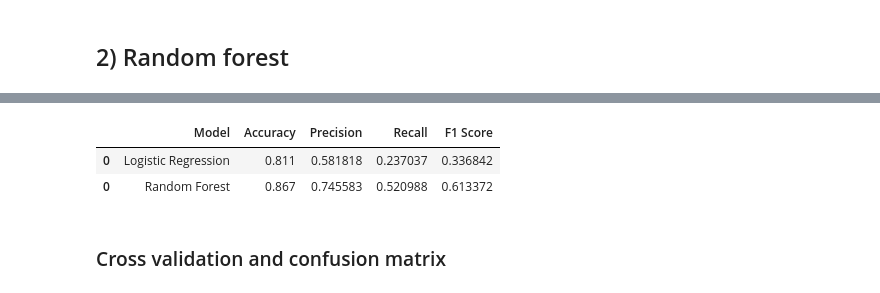
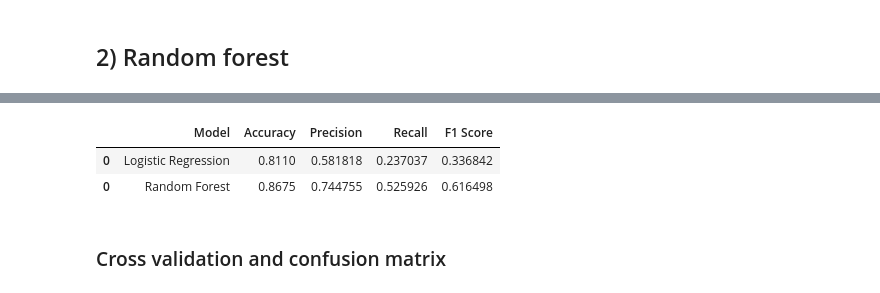
Before and after one commit to priyankarnd/MachineLearningProjects, a Jupyter notebook: Customer Churn Prediction/Customer_churn_rate_prediction.ipynb, the cells around one changed output, grey strips where cells are left out. Cells and saved outputs as stored; diff of their text form; code cells hidden in the pictures.

```diff
--- a/Customer Churn Prediction/Customer_churn_rate_prediction.ipynb
+++ b/Customer Churn Prediction/Customer_churn_rate_prediction.ipynb
@@ -212,7 +216,3 @@ x_test = sc.transform(x_test)
 # Part 2: Building the model
 # %% [markdown]
 ## 1) Logistic regression
-# %%
-from sklearn.linear_model import LogisticRegression
-classifier_lr = LogisticRegression(random_state=0)
-classifier_lr.fit(x_train, y_train)
@@ -225,3 +247,6 @@ from sklearn.metrics import confusion_matrix, accuracy_score, f1_score, precisio
+# %%
+# Making predictions on test data
+y_pred = random_search_lr.best_estimator_.predict(x_test)
 # %%
 acc = accuracy_score(y_test, y_pred)
 prec = precision_score(y_test, y_pred)
@@ -243,7 +268,3 @@ print(cm)
  [ 309   96]]
 # %% [markdown]
 ## 2) Random forest
-# %%
-from sklearn.ensemble import RandomForestClassifier
-classifier_rf = RandomForestClassifier(random_state=0)
-classifier_rf.fit(x_train, y_train)
@@ -251,0 +271,18 @@ RandomForestClassifier(random_state=0)
+# %%
+from sklearn.ensemble import RandomForestClassifier
+clf_rf = RandomForestClassifier(random_state=0)
+
+# Setting the hyperparameter search
+param_dist = {"max_depth": [3, None],
+              "n_estimators": list(range(10, 200)),
+              "max_features": list(range(1, x_test.shape[1]+1)),
+              "min_samples_split": list(range(2, 11)),
+              "min_samples_leaf": list(range(1, 11)),
+              "bootstrap": [True, False],
+              "criterion": ["gini", "entropy"]}
+
+# Running randomized search over the hyperparameters
+random_search_rf = RandomizedSearchCV(clf_rf, param_distributions=param_dist)
+
+# Fitting the model on training data
+random_search_rf.fit(x_train, y_train)
@@ -252,21 +305,22 @@ RandomForestClassifier(random_state=0)
 # %%
-y_pred = classifier_rf.predict(x_test)
+# Making predictions on test data
+y_pred = random_search_rf.best_estimator_.predict(x_test)
 
 acc = accuracy_score(y_test, y_pred)
 prec = precision_score(y_test, y_pred)
 rec = recall_score(y_test, y_pred)
 f1 = f1_score(y_test, y_pred)
 
 model_results = pd.DataFrame([['Random Forest', acc, prec, rec, f1]],
                columns = ['Model', 'Accuracy', 'Precision', 'Recall', 'F1 Score'])
 
 
 results = pd.concat([results,model_results])
 results
 # %% [output]
 |  | Model | Accuracy | Precision | Recall | F1 Score |
-| 0 | Logistic Regression | 0.811 | 0.581818 | 0.237037 | 0.336842 |
-| 0 | Random Forest | 0.867 | 0.745583 | 0.520988 | 0.613372 |
+| 0 | Logistic Regression | 0.8110 | 0.581818 | 0.237037 | 0.336842 |
+| 0 | Random Forest | 0.8675 | 0.744755 | 0.525926 | 0.616498 |
 # %% [markdown]
 ### Cross validation and confusion matrix
 # %%
```
Also changed, not shown: parts of 40 cells of this notebook.
